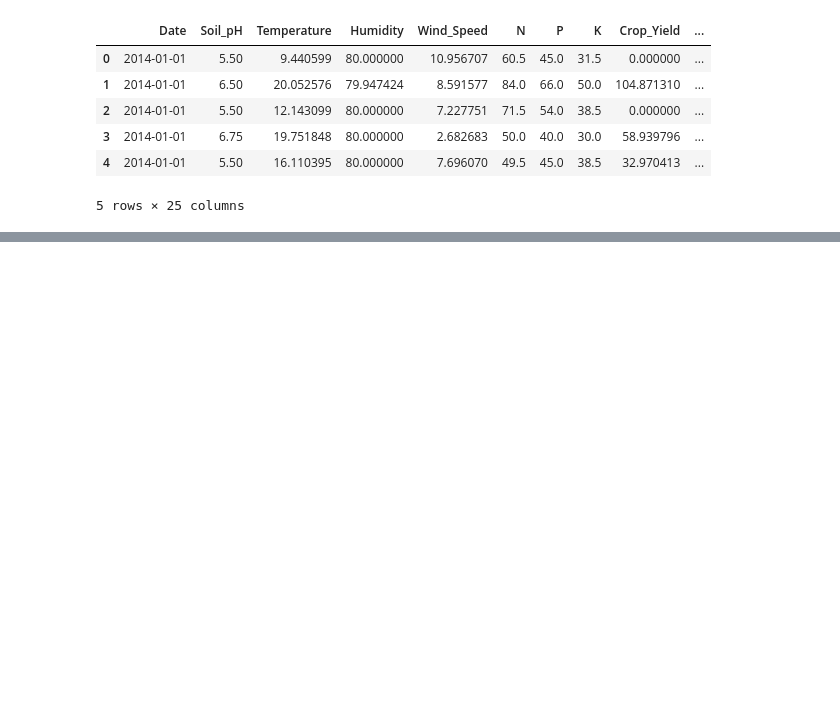
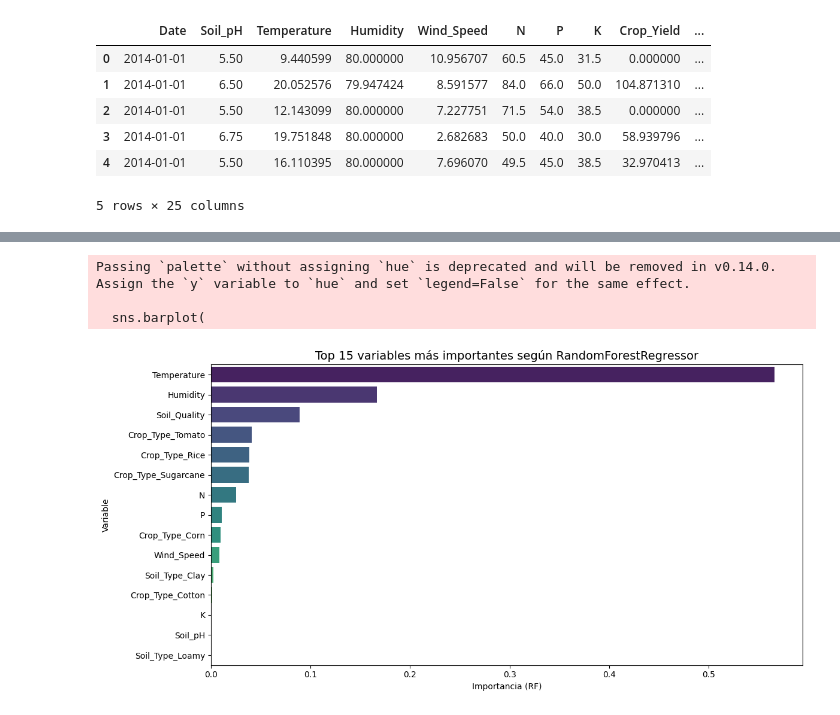
Before and after one commit to IvanSerem/agro-datascience, a Jupyter notebook: ProyectoDS_ParteI_Seremczuk.ipynb, the cells around one changed output, grey strips where cells are left out. Cells and saved outputs as stored; diff of their text form; code cells hidden in the pictures; blank space fills up the shorter version.

```diff
--- a/ProyectoDS_ParteI_Seremczuk.ipynb
+++ b/ProyectoDS_ParteI_Seremczuk.ipynb
@@ -456,3 +456,79 @@ display(df_encoded.head())
 | 3 | 2014-01-01 | 6.75 | 19.751848 | 80.000000 | 2.682683 | 50.0 | 40.0 | 30.0 | 58.939796 | ... |
 | 4 | 2014-01-01 | 5.50 | 16.110395 | 80.000000 | 7.696070 | 49.5 | 45.0 | 38.5 | 32.970413 | ... |
 5 rows × 25 columns
+# %%
+# =====================================
+# FEATURE SELECTION - SELECCIÓN DE VARIABLES RELEVANTES
+# =====================================
+
+from sklearn.feature_selection import SelectKBest, f_regression
+from sklearn.ensemble import RandomForestRegressor
+import pandas as pd
+import numpy as np
+import matplotlib.pyplot as plt
+import seaborn as sns
+
+# -------------------------------------
+# 1️⃣ Separar variables predictoras (X) y objetivo (y)
+# Eliminamos 'Date' porque es texto y no aporta al modelo
+# -------------------------------------
+X = df_encoded.drop(columns=['Crop_Yield', 'Date'])
+y = df_encoded['Crop_Yield']
+
+print(f"Dimensiones de X: {X.shape}")
+print(f"Dimensiones de y: {y.shape}")
+
+# -------------------------------------
+# 2️⃣ Selección estadística (SelectKBest con f_regression)
+# -------------------------------------
+selector = SelectKBest(score_func=f_regression, k='all')
+selector.fit(X, y)
+
+# Crear DataFrame con puntuaciones
+scores = pd.DataFrame({
+    'Variable': X.columns,
+    'Score (F_regression)': selector.scores_
+}).sort_values(by='Score (F_regression)', ascending=False)
+
+print("=== Ranking por importancia estadística (SelectKBest) ===")
+display(scores.head(10))
+
+# -------------------------------------
+# 3️⃣ Importancia según modelo Random Forest Regressor
+# -------------------------------------
+rf = RandomForestRegressor(n_estimators=200, random_state=42)
+rf.fit(X, y)
+
+importances = pd.DataFrame({
+    'Variable': X.columns,
+    'Importancia (RF)': rf.feature_importances_
+}).sort_values(by='Importancia (RF)', ascending=False)
+
+print("=== Importancia según Random Forest ===")
+display(importances.head(10))
+
+# -------------------------------------
+# 4️⃣ Visualización comparativa
+# -------------------------------------
+plt.figure(figsize=(12,6))
+sns.barplot(
+    data=importances.head(15),
+    x='Importancia (RF)',
+    y='Variable',
+    palette='viridis'
+)
+plt.title('Top 15 variables más importantes según RandomForestRegressor', fontsize=14)
+plt.tight_layout()
+plt.show()
+
+# -------------------------------------
+# 5️⃣ Resumen de interpretación
+# -------------------------------------
+print("""
+🔍 Interpretación:
+- El ranking de SelectKBest muestra qué variables tienen correlación estadística más alta con el rendimiento.
+- El ranking de RandomForest indica cuáles influyen más en la predicción del rendimiento según un modelo no lineal.
+- Si ambas coinciden (por ejemplo: Humidity, N, P, K, Temperature, Soil_Quality),
+  podemos concluir que esas variables son las más relevantes para explicar la productividad agrícola.
+""")
+# %% [output]
@@ -458,0 +561,4 @@ display(df_encoded.head())
+Passing `palette` without assigning `hue` is deprecated and will be removed in v0.14.0. Assign the `y` variable to `hue` and set `legend=False` for the same effect.
+
+  sns.barplot(
+[figure, added]
```
Also changed, not shown: parts of 1 cell of this notebook.
